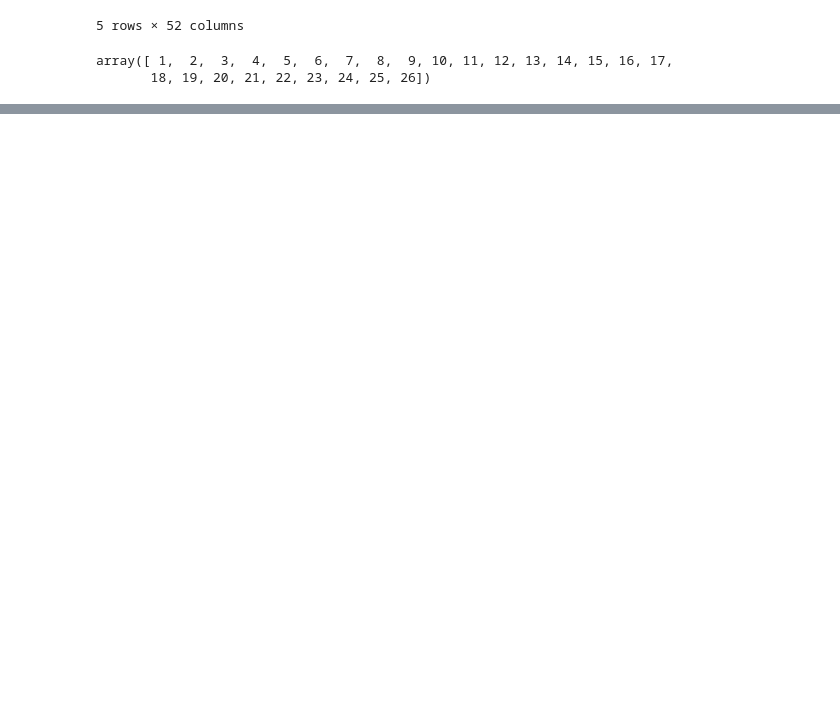
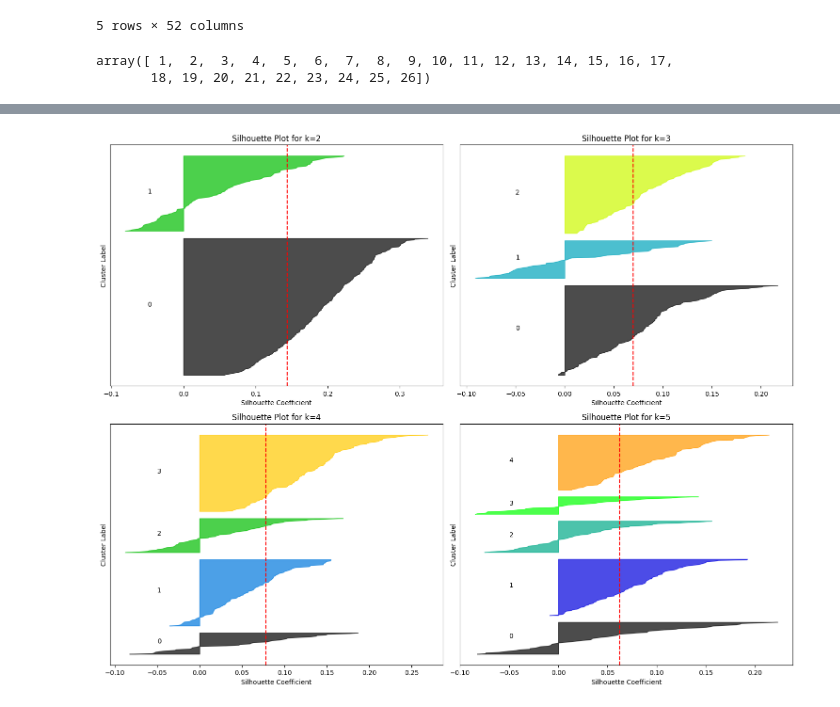
Before and after one commit to Neismo/CDA-HandIn, a Jupyter notebook: Case2/data_look.ipynb, the cells around one changed output, grey strips where cells are left out. Saved outputs shown, nothing was run; the diff lists cells and outputs as text; code cells hidden in the pictures; blank space fills up the shorter version.

Commit message:
More stuff (took me some time)

```diff
--- a/Case2/data_look.ipynb
+++ b/Case2/data_look.ipynb
@@ -42,44 +42,69 @@ import numpy as np
 from sklearn.cluster import KMeans
 from sklearn.mixture import GaussianMixture
 from sklearn.metrics import silhouette_score
+from sklearn.metrics import silhouette_samples
 import matplotlib.pyplot as plt
 import seaborn as sns
+import matplotlib.cm as cm
 
-# Variables
-k_clusters = 3  # How many latent states do we want? I am just starting with 3 for now. We can experiment with different values of k later on.
-k_components = 3
+# Variables (and their ranges)
+k_range = range(2, 6) # Testing K from 2 to 5 (shared K now)
 
-# --------------------------------------------------------- ---
-# K-MEANS CLUSTERING (FIRST PART OF THIS TASK I AM GOING TO DO)
-# -------------------------------------------------------------
-kmeans = KMeans(n_clusters=k_clusters, random_state=42, n_init=10)
-kmeans_labels = kmeans.fit_predict(X_scaled_individual)
+kmeans_silhouette_scores = []
+gmm_silhouette_scores = []
 
-kmeans_silhouette = silhouette_score(X_scaled_individual, kmeans_labels)
-print(f"K-Means Silhouette Score: {kmeans_silhouette:.3f}")
-# ---------------------------------------------------------
-# GAUSSIAN MIXTURE MODELS
-# ---------------------------------------------------------
-gmm = GaussianMixture(n_components=k_components, random_state=42)
-gmm_labels = gmm.fit_predict(X_scaled_individual)
+#PLT plot stuff
+fig, axes = plt.subplots(2, 2, figsize=(15, 12))
+axes = axes.flatten()
 
-# GMM also allows us to see the probability of each point belonging to a cluster
-gmm_probabilities = gmm.predict_proba(X_scaled_individual)
+for idx, k in enumerate(k_range):
+    ax = axes[idx]
+    # ------------------
+    # K-MEANS CLUSTERING
+    # ------------------
+    kmeans = KMeans(n_clusters=k, random_state=42, n_init=10)
+    cluster_labels = kmeans.fit_predict(X_scaled_individual)
 
-gmm_silhouette = silhouette_score(X_scaled_individual, gmm_labels)
-print(f"GMM Silhouette Score: {gmm_silhouette:.3f}")
+    global_avg_score = silhouette_score(X_scaled_individual, cluster_labels)
+    sample_scores = silhouette_samples(X_scaled_individual, cluster_labels)
 
-# ---------------------------------------------------------
-# MAPPING CLUSTERS TO EMOTIONS (The core of the case)
-# ---------------------------------------------------------
-Y_analysis = Y.copy()
-Y_analysis['KMeans_Cluster'] = kmeans_labels
-Y_analysis['GMM_Cluster'] = gmm_labels
+    all_clusters_valid = True  # Variable for tracking if all clusters have valid silhouette scores
+    print(f"\nFor k={k} (Global Avg: {global_avg_score:.3f}):")
 
-emotion_cols = ['Frustrated', 'upset', 'hostile', 'alert', 'ashamed', 'inspired', 'nervous', 'attentive', 'afraid', 'active', 'determined']
+    y_lower = 10  # Plot spacing reasons
 
-# Calculate the mean value of each emotion for each GMM cluster. This will show us the "emotional profile" of each latent state
-cluster_profiles = Y_analysis.groupby('GMM_Cluster')[emotion_cols].mean()
-print("\n--- Mean Emotional Scores per GMM Cluster ---")
-print(cluster_profiles)
+    for i in range(k):
+        ith_cluster_scores = sample_scores[cluster_labels == i]
+        ith_cluster_scores.sort()
+
+        # This is where we check if the cluster has at least one observation with a silhouette score above the global average
+        max_in_cluster = ith_cluster_scores.max()
+        has_obs_above_avg = max_in_cluster > global_avg_score
+
+        print(f"  Cluster {i}: Max Silhouette = {max_in_cluster:.3f} -> {'PASS' if has_obs_above_avg else 'FAIL'}")
+        if not has_obs_above_avg:
+            all_clusters_valid = False
+
+        size_cluster_i = ith_cluster_scores.shape[0]
+        y_upper = y_lower + size_cluster_i
+        color = cm.nipy_spectral(float(i) / k)
+
+        ax.fill_betweenx(np.arange(y_lower, y_upper), 0, ith_cluster_scores,
+                          facecolor=color, edgecolor=color, alpha=0.7)
+        ax.text(-0.05, y_lower + 0.5 * size_cluster_i, str(i))
+        y_lower = y_upper + 10  # move it up now (seperate the clusters for visual pleasure)
+
+    if all_clusters_valid:  # We check which 'k' satisfies the rule of being above the average.
+        print(f"  --> k={k} SATISFIES the rule!")
+
+    # Plot stuff
+    ax.set_title(f"Silhouette Plot for k={k}")
+    ax.set_xlabel("Silhouette Coefficient")
+    ax.set_ylabel("Cluster Label")
+    ax.axvline(x=global_avg_score, color="red", linestyle="--") # The Average Line
+    ax.set_yticks([])  # Clear the y-axis labels
+
+plt.tight_layout()
+# plt.savefig('silhouette_scores_kmeans.png')
+plt.show()
 # %% [output]
@@ -100,0 +128 @@ GMM_Cluster
+[figure, added]
```
Also changed, not shown: parts of 3 cells of this notebook.
